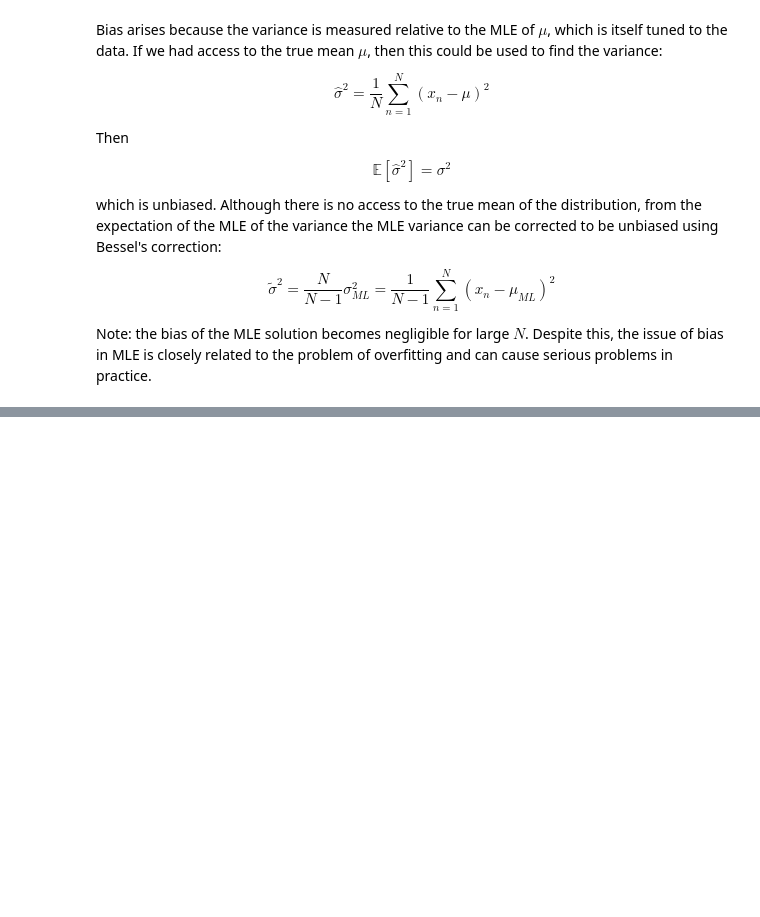
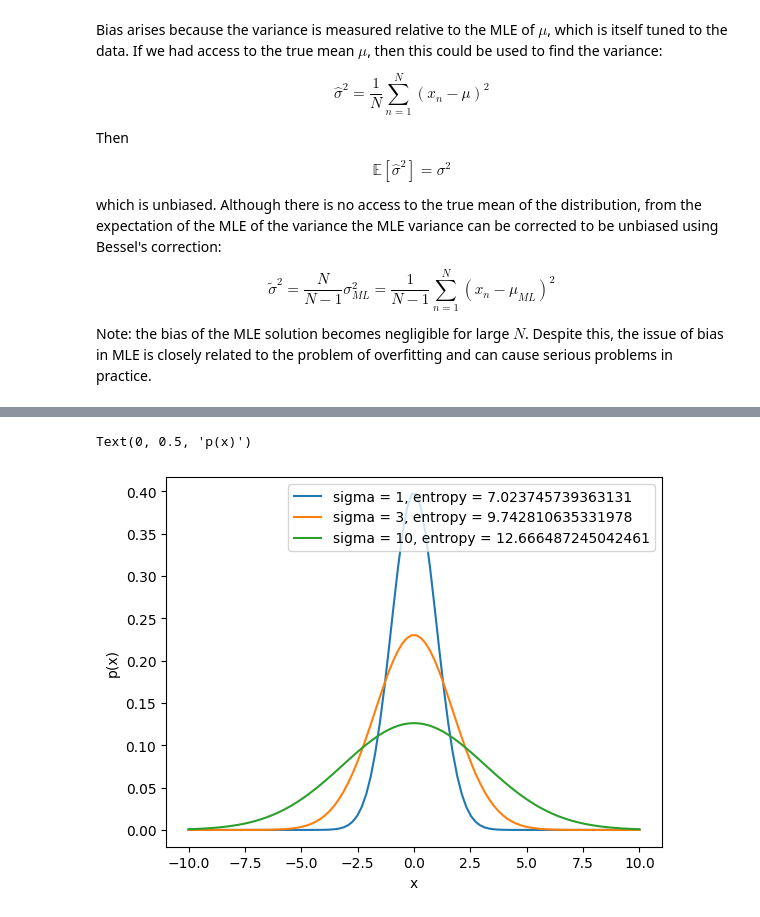
Before and after one commit to Birr0/AI-algorithms, a Jupyter notebook: Probability/probability_for_ml.ipynb, the cells around one changed output, grey strips where cells are left out. Saved outputs shown, nothing was run; the diff lists cells and outputs as text; code cells hidden in the pictures; blank space fills up the shorter version.

```diff
--- a/Probability/probability_for_ml.ipynb
+++ b/Probability/probability_for_ml.ipynb
@@ -477,0 +755,30 @@ Note: the bias of the MLE solution becomes negligible for large $N$. Despite thi
+# %%
+x = np.linspace(-10, 10, 100)
+
+mu_1 = 0
+mu_2 = 0
+mu_3 = 0
+
+sigma2_1 = 1
+sigma2_2 = 3
+sigma2_3 = 10
+
+y1 = np.sqrt(1/(2*np.pi*sigma2_1)) * np.exp(-(x - mu_1)**2/(2*sigma2_1))
+y2 = np.sqrt(1/(2*np.pi*sigma2_2)) * np.exp(-(x - mu_2)**2/(2*sigma2_2))
+y3 = np.sqrt(1/(2*np.pi*sigma2_3)) * np.exp(-(x - mu_3)**2/(2*sigma2_3))
+
+entropy_1 = -np.sum(y1*np.log(y1))
+entropy_2 = -np.sum(y2*np.log(y2))
+entropy_3 = -np.sum(y3*np.log(y3))
+
+plt.plot(x, y1, label=f"sigma = {sigma2_1}, entropy = {entropy_1}")
+plt.plot(x, y2, label=f"sigma = {sigma2_2}, entropy = {entropy_2}")
+plt.plot(x, y3, label=f"sigma = {sigma2_3}, entropy = {entropy_3}")
+
+
+plt.legend()
+plt.xlabel("x")
+plt.ylabel("p(x)")
+# %% [output]
+Text(0, 0.5, 'p(x)')
+[figure, added]
```
Also changed, not shown: parts of 17 cells of this notebook, 2 other files.
